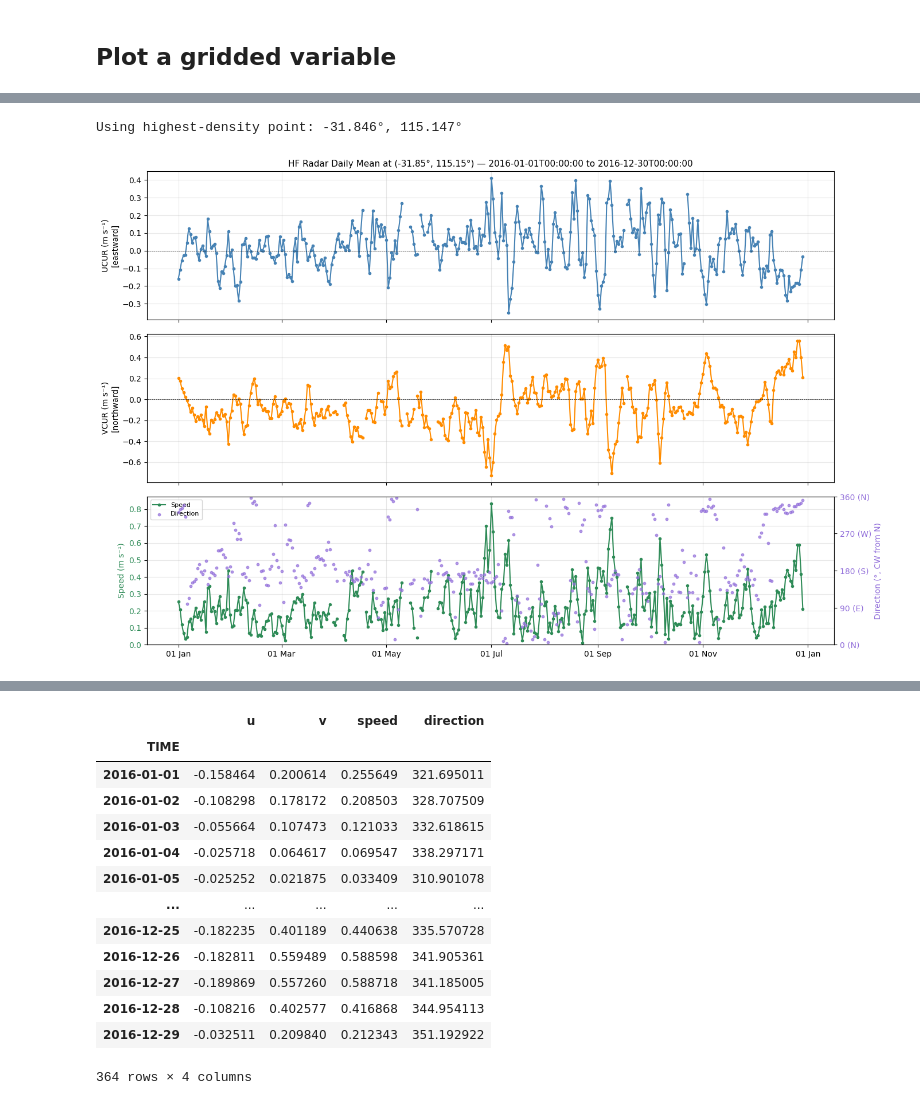
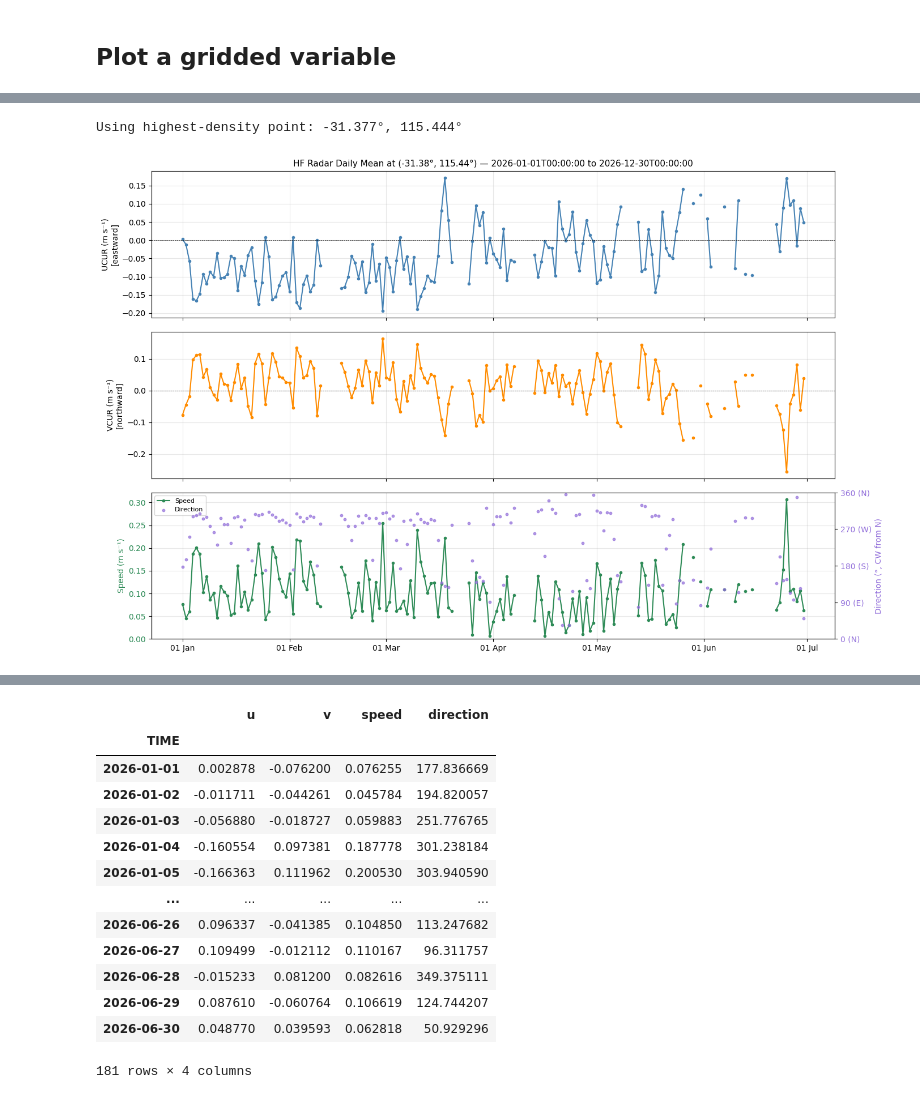
Before and after one commit to aodn/aodn_cloud_optimised, a Jupyter notebook: notebooks/radar_RottnestShelf_velocity_hourly_averaged_delayed_qc.ipynb, the cells around one changed output, grey strips where cells are left out. Cells and saved outputs as stored; diff of their text form; code cells hidden in the pictures.

```diff
--- a/notebooks/radar_RottnestShelf_velocity_hourly_averaged_delayed_qc.ipynb
+++ b/notebooks/radar_RottnestShelf_velocity_hourly_averaged_delayed_qc.ipynb
@@ -106,7 +106,7 @@ Wall time: 351 ms
 # %%
 %%time
-aodn_dataset.plot_radar_water_velocity_timeseries(date_start='2016-01-01T00:00:00',
-                                            date_end='2016-12-30T00:00:00')
+aodn_dataset.plot_radar_water_velocity_timeseries(date_start='2026-01-01T00:00:00',
+                                            date_end='2026-12-30T00:00:00')
 # %% [output]
-Using highest-density point: -31.846°, 115.147°
+Using highest-density point: -31.377°, 115.444°
-[figure, old version]
+[figure, new version]
@@ -115,14 +115,14 @@ Wall time: 4.19 s
 |  | u | v | speed | direction |
 | TIME |  |  |  |  |
-| 2016-01-01 | -0.158464 | 0.200614 | 0.255649 | 321.695011 |
-| 2016-01-02 | -0.108298 | 0.178172 | 0.208503 | 328.707509 |
-| 2016-01-03 | -0.055664 | 0.107473 | 0.121033 | 332.618615 |
-| 2016-01-04 | -0.025718 | 0.064617 | 0.069547 | 338.297171 |
-| 2016-01-05 | -0.025252 | 0.021875 | 0.033409 | 310.901078 |
+| 2026-01-01 | 0.002878 | -0.076200 | 0.076255 | 177.836669 |
+| 2026-01-02 | -0.011711 | -0.044261 | 0.045784 | 194.820057 |
+| 2026-01-03 | -0.056880 | -0.018727 | 0.059883 | 251.776765 |
+| 2026-01-04 | -0.160554 | 0.097381 | 0.187778 | 301.238184 |
+| 2026-01-05 | -0.166363 | 0.111962 | 0.200530 | 303.940590 |
 | ... | ... | ... | ... | ... |
-| 2016-12-25 | -0.182235 | 0.401189 | 0.440638 | 335.570728 |
-| 2016-12-26 | -0.182811 | 0.559489 | 0.588598 | 341.905361 |
-| 2016-12-27 | -0.189869 | 0.557260 | 0.588718 | 341.185005 |
-| 2016-12-28 | -0.108216 | 0.402577 | 0.416868 | 344.954113 |
-| 2016-12-29 | -0.032511 | 0.209840 | 0.212343 | 351.192922 |
+| 2026-06-26 | 0.096337 | -0.041385 | 0.104850 | 113.247682 |
+| 2026-06-27 | 0.109499 | -0.012112 | 0.110167 | 96.311757 |
+| 2026-06-28 | -0.015233 | 0.081200 | 0.082616 | 349.375111 |
+| 2026-06-29 | 0.087610 | -0.060764 | 0.106619 | 124.744207 |
+| 2026-06-30 | 0.048770 | 0.039593 | 0.062818 | 50.929296 |
-364 rows × 4 columns
+181 rows × 4 columns
```
Also changed, not shown: parts of 10 cells of this notebook.
